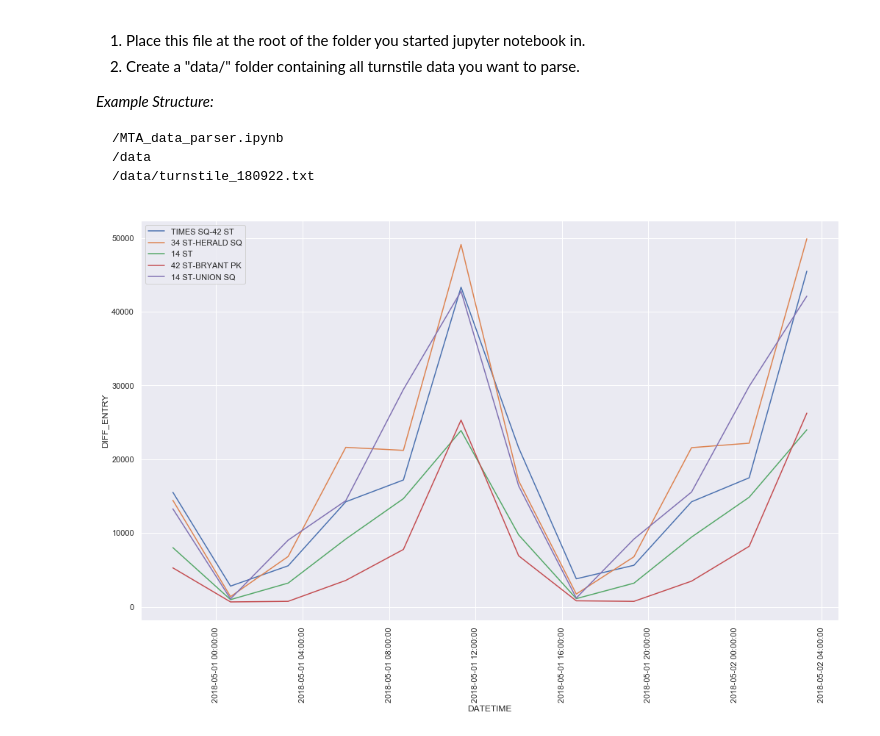
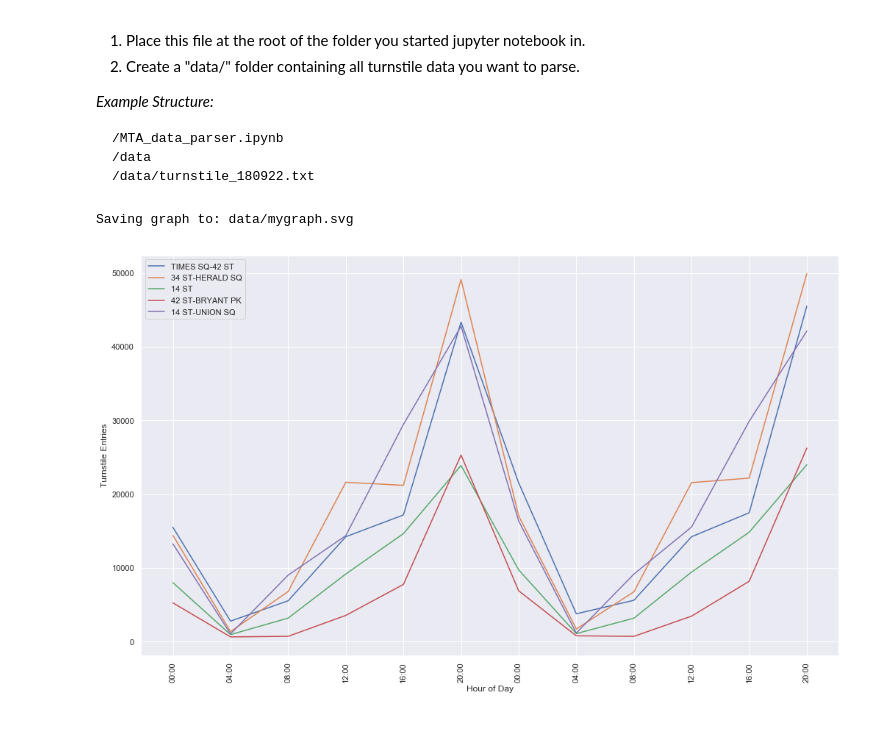
Before and after one commit to RedGeryon/MTA-subway, a Jupyter notebook: MTA_data_parser.ipynb, the cells around one changed output. Drawn from its saved outputs; the diff is of its cells as text; code cells hidden in the pictures.

Commit message:
Fixed plotting formatting issues/added save option

```diff
--- a/MTA_data_parser.ipynb
+++ b/MTA_data_parser.ipynb
@@ -138,50 +141,69 @@ def clean_data(df, name='stop_data', threshold = 20000):
     print('Done')
 clean_data(df, name)
 # %%
-def plot_stop_data(fn, stops, date_range=None, rule="4H"):
-    ''' Load and plot entry counts in pickled file containing dictionary with stop names as keys,
-    and dataframe with columns C/A, UNIT, SCP, DIFF_ENTRY, DATETIME.
+def plot_stop_data(fn, stops, date_range=None, rule="4H", save=False):
+    ''' Load and plot entry counts in pickled file containing dictionary with
+    stop names as keys, and dataframe with columns C/A, UNIT, SCP, DIFF_ENTRY, DATETIME.
     :fn: this is the filename within the specified data dir above
     :stops: stops is an array containing string names of stops of concern
     :date_range: is a list with 2 entries, start date and end date,
     ["yyyy-mm-dd", "yyyy-mm-dd"]. Will be used to limit data range.
-    :rule: this is the data aggregating option, default by to sum counts by 1 Day'''
+    :rule: this is the data aggregating option, default by to sum counts by 1 Day
+    :save: give a string name to your graph to be saved as an svg; default does not save'''
 
     data = pickle.load(open(data_path+fn, 'rb'))
+
+    # Pre-plot formattings
     plot_dims = (17,10)
     fig, ax = plt.subplots(figsize=plot_dims)
+    y_name = 'Turnstile Entries'
+    if 'H' in rule:
+        x_format = '%H:%M'
+        x_name = 'Hour of Day'
+    else:
+        x_format = '%d/%m/%y'
+        x_name = 'Date'
 
     for stop in stops:
         stop_data = data[stop]
         stop_data = stop_data[['C/A', 'UNIT', 'SCP', 'DIFF_ENTRY', 'DATETIME']]
 
         # Slice data to range of concern
         if date_range:
             start_temp = date_range[0].split('-')
             start_temp = [int(x) for x in start_temp]
             end_temp = date_range[1].split('-')
             end_temp = [int(x) for x in end_temp]
             start = datetime.datetime(*start_temp)
             end = datetime.datetime(*end_temp)
             mask = (stop_data['DATETIME'] >= start) & (stop_data['DATETIME'] < end)
             stop_data = stop_data.loc[mask]
 
         # Resample to ensure regular time intervals (sum over irregular time intervals)
         grouped = stop_data.resample(rule, on='DATETIME', base=0).sum()
 
         # Plot
         date = grouped.index
         amount_entry = grouped['DIFF_ENTRY']
         sns.lineplot(x=date, y=amount_entry, label = stop, ax=ax)
-#         plt.fill_between(x=date, y1=amount_entry, y2=0)
-        ax.set_xticklabels(labels=date, rotation=90)
 
+    # Set formatting
+    ax.set_xticklabels(labels=date, rotation=90)
+    plt.gca().xaxis.set_major_formatter(mdates.DateFormatter(x_format))
+    ax.set_xticks(date)
+    ax.set_xlabel(x_name)
+    ax.set_ylabel(y_name)
+
+    # Save options
+    print('Saving graph to:', data_path + save + '.svg')
+    plt.savefig(data_path + save + '.svg', format='svg')
 
 stops = ['TIMES SQ-42 ST','34 ST-HERALD SQ',  '14 ST', '42 ST-BRYANT PK' , '14 ST-UNION SQ']
 date_range = ['2018-5-1', '2018-5-3']
-plot_stop_data('all_data_parsed', stops, date_range, rule='4H')
+plot_stop_data('all_data_parsed', stops, date_range, rule='4H', save='mygraph')
 # %% [output]
+Saving graph to: data/mygraph.svg
-[figure, old version]
+[figure, new version]
 # %%
 def first_last(df):
     # Priyanka's First-Last method
```
Also changed, not shown: parts of 4 cells of this notebook.
